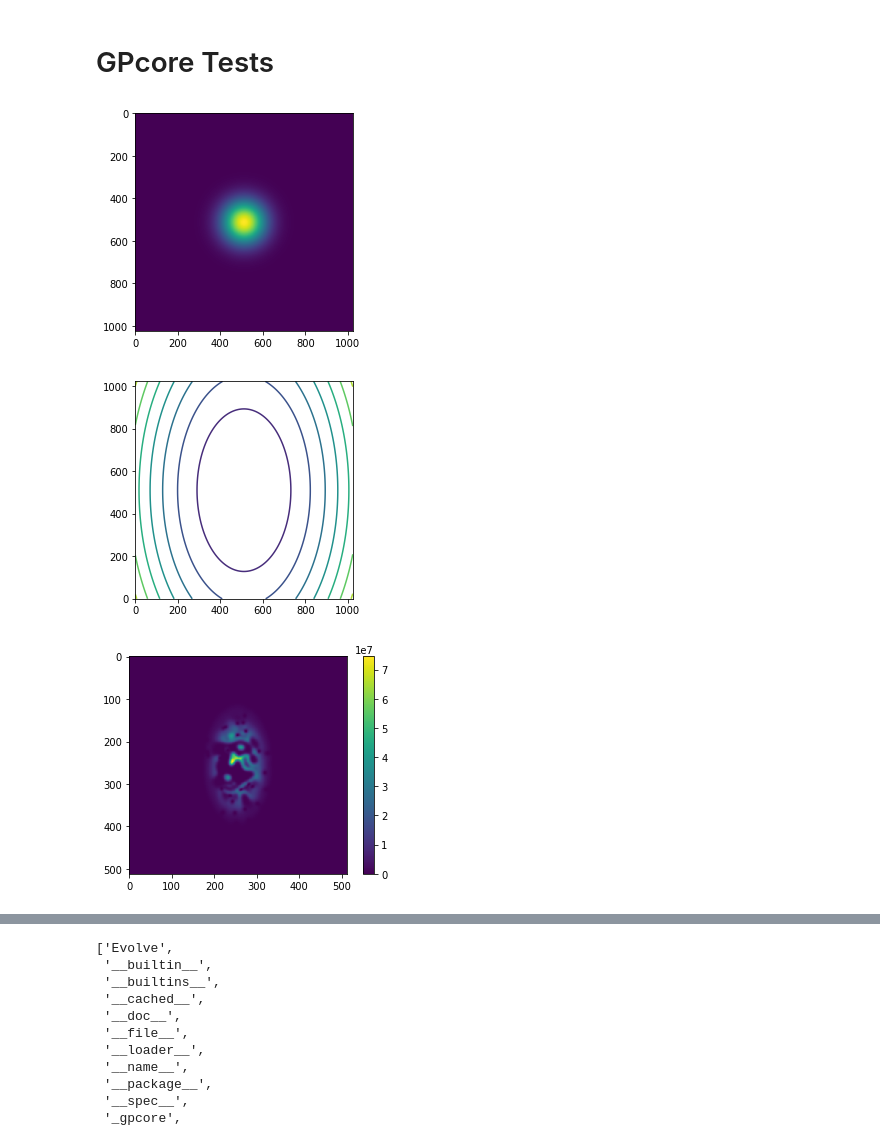
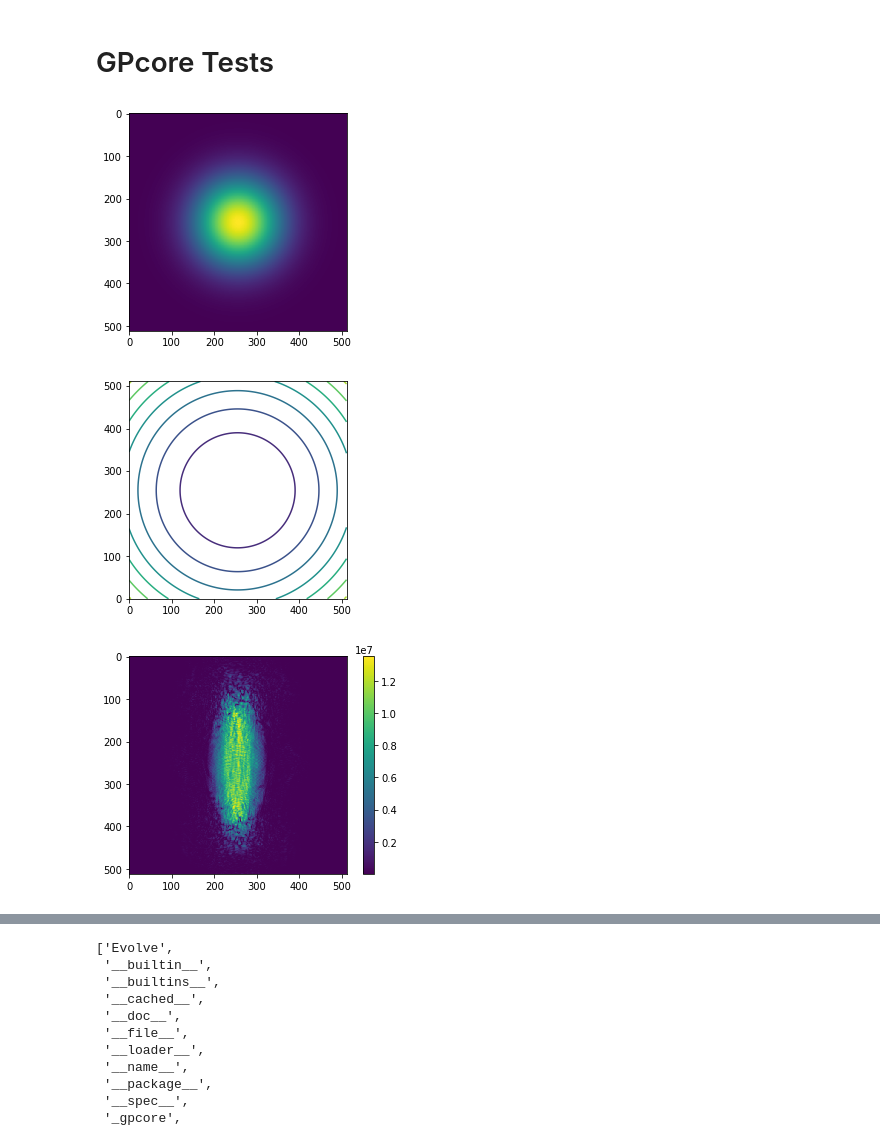
Before and after one commit to biswaroopmukherjee/condensate, a Jupyter notebook: examples/random.ipynb, the cells around one changed output, grey strips where cells are left out. Cells and saved outputs as stored; diff of their text form; code cells hidden in the pictures.

```diff
--- a/examples/random.ipynb
+++ b/examples/random.ipynb
@@ -39,28 +39,28 @@ import numpy as np
 import matplotlib.pyplot as plt
 %matplotlib inline
 # %%
-DIM = 1024
+DIM = 512
 x = (1+0.j)*np.zeros((DIM,DIM))
 V = np.zeros((DIM,DIM))
 width = 100
 for i in range(DIM):
     for j in range(DIM):
         x[i,j] = np.exp(-( (i-DIM//2)/width)** 2.  -  ((j-DIM//2)/width)** 2. ) + 1.j
 
 
 plt.imshow(np.real(x), vmax = 1, cmap='viridis')
 plt.show()
 # %% [output]
-[figure, old version]
+[figure, new version]
 # %%
-gpcore.setup(DIM, 1e-3, 1000, 1, False, .01)
+gpcore.setup(DIM, 1e-3, 10000, 1, False, 0.001)
 
-gpcore.setHarmonicPotential(1,0.5) #omega, epsilon
+gpcore.setHarmonicPotential(1,0) #omega, epsilon
 gpcore.getPotential(V)
 
 plt.contour(V)
 plt.gca().set_aspect('equal', 'box')
 plt.show()
 # %% [output]
-[figure, old version]
+[figure, new version]
 # %%
@@ -71,4 +71,4 @@ plt.colorbar()
 
 plt.show()
 # %% [output]
-[figure, old version]
+[figure, new version]
```
Also changed, not shown: parts of 2 cells of this notebook, 8 other files.
